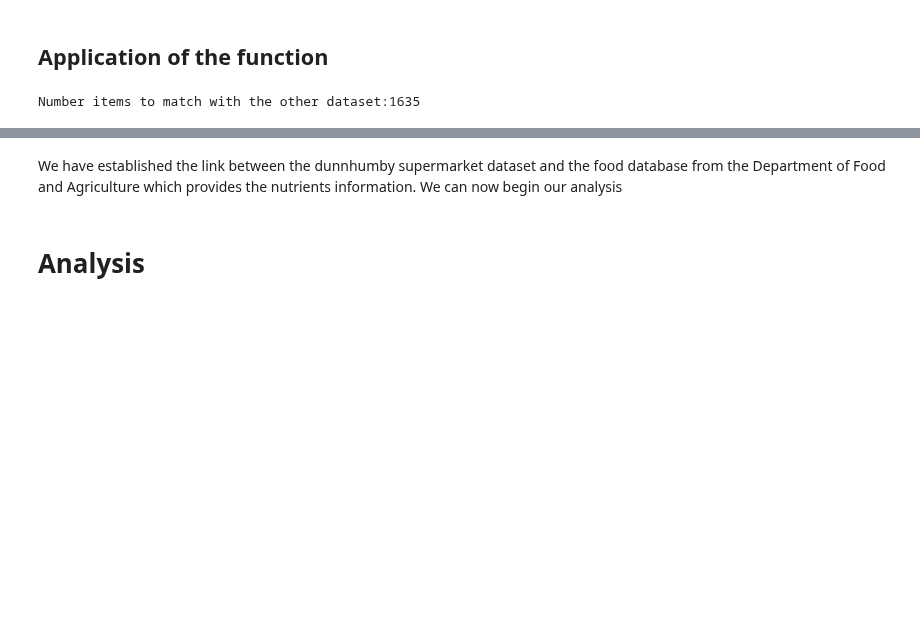
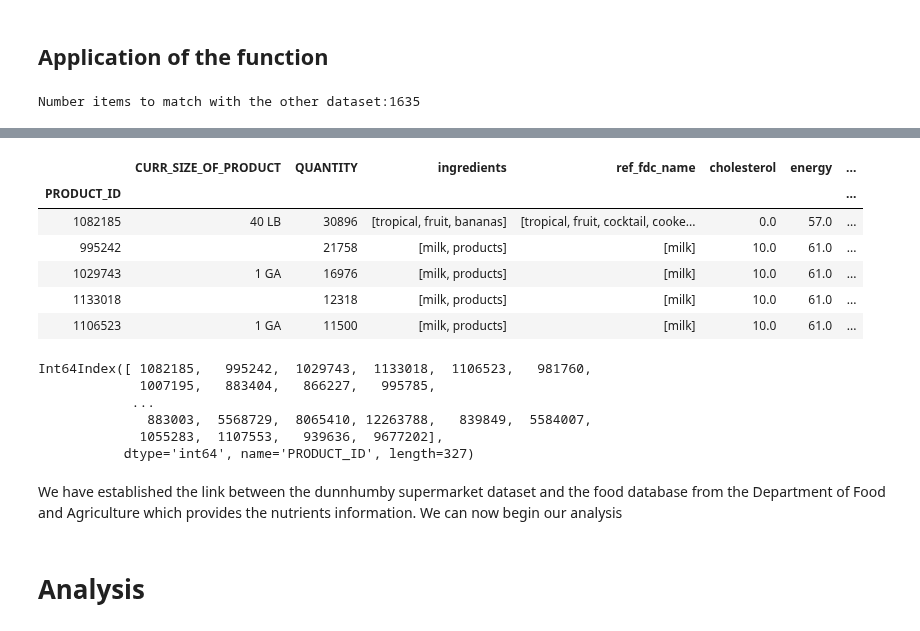
Before and after one commit to raphaelreiss/ADA_project, a Jupyter notebook: src/Health.ipynb, the cells around one changed output, grey strips where cells are left out. Drawn from its saved outputs; the diff is of its cells as text; code cells hidden in the pictures; blank space fills up the shorter version.

```diff
--- a/src/Health.ipynb
+++ b/src/Health.ipynb
@@ -340,6 +300,16 @@ all_information_df.drop(["data_type", "description", "category"], axis=1, inplac
 # %%
-all_df = temp_df.merge(all_information_df,how="left",left_on="ref_fdc_id",right_on="fdc_id")
+all_df = top_df.merge(all_information_df,how="left",left_on="ref_fdc_id",right_on="fdc_id")
 all_df.drop(["MANUFACTURER","ref_fdc_id","fdc_id"],axis=1,inplace=True)
 all_df.set_index("PRODUCT_ID",inplace=True)
+# %%
+all_df.head()
+# %% [output]
+|  | CURR_SIZE_OF_PRODUCT | QUANTITY | ingredients | ref_fdc_name | cholesterol | energy | ... |
+| PRODUCT_ID |  |  |  |  |  |  | ... |
+| 1082185 | 40 LB | 30896 | [tropical, fruit, bananas] | [tropical, fruit, cocktail, cooke... | 0.0 | 57.0 | ... |
+| 995242 |  | 21758 | [milk, products] | [milk] | 10.0 | 61.0 | ... |
+| 1029743 | 1 GA | 16976 | [milk, products] | [milk] | 10.0 | 61.0 | ... |
+| 1133018 |  | 12318 | [milk, products] | [milk] | 10.0 | 61.0 | ... |
+| 1106523 | 1 GA | 11500 | [milk, products] | [milk] | 10.0 | 61.0 | ... |
 # %%
 #saves results of this lengthy computation
@@ -347,3 +317,12 @@ all_df.to_pickle("../data/results/products_with_link_to_nutrients_df.pickle")
+# %%
+all_df.index.unique()
+# %% [output]
+Int64Index([ 1082185,   995242,  1029743,  1133018,  1106523,   981760,
+             1007195,   883404,   866227,   995785,
+            ...
+              883003,  5568729,  8065410, 12263788,   839849,  5584007,
+             1055283,  1107553,   939636,  9677202],
+           dtype='int64', name='PRODUCT_ID', length=327)
 # %% [markdown]
 We have established the link between the dunnhumby supermarket dataset and the food database from the Department of Food and Agriculture which provides the nutrients information. We can now begin our analysis
 # %% [markdown]
```
Also changed, not shown: parts of 18 cells of this notebook, 2 other files.
